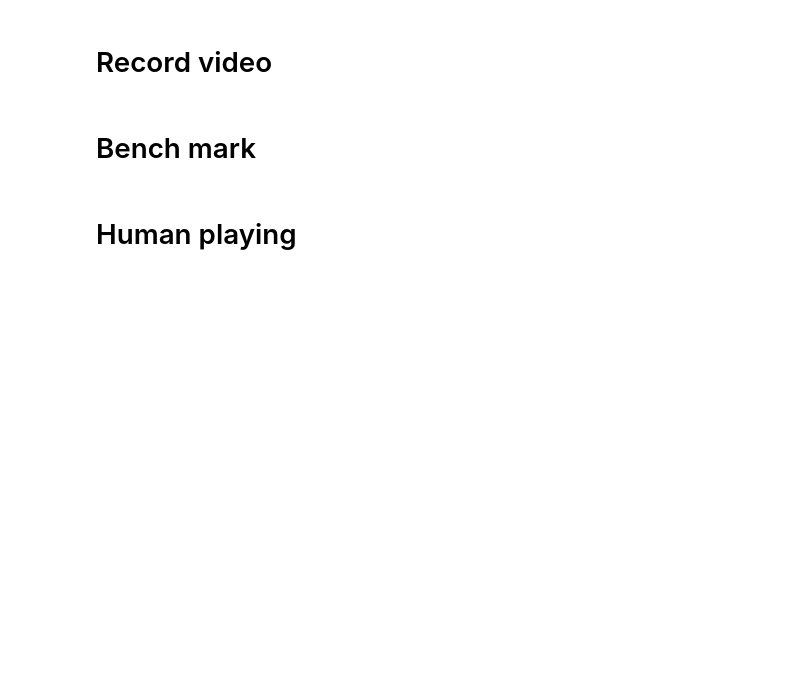
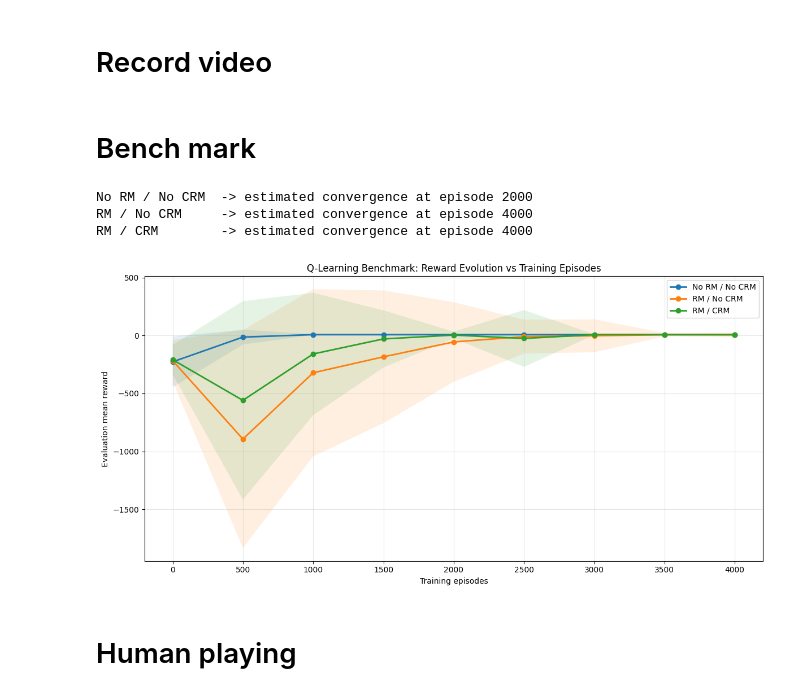
Before and after one commit to MiquelGomezCorral/TFM-Reinforcement-Learning-Reward-Machines, a Jupyter notebook: notebooks/QRM.ipynb, the cells around one changed output. Saved outputs shown, nothing was run; the diff lists cells and outputs as text; code cells hidden in the pictures; blank space fills up the shorter version.

```diff
--- a/notebooks/QRM.ipynb
+++ b/notebooks/QRM.ipynb
@@ -74,5 +82,5 @@ rm_taxi.step(events)
 # %% [output]
 (0, -1, False)
 # %%
-qt_taxi = QTable(CONFIG, env, rm_file="rm_taxi.txt" if CONFIG.use_rm else None)
-qt_taxi = train_qtable(CONFIG, qt_taxi)
+qt = QTable(CONFIG, env, rm_file=CONFIG.rm_file if CONFIG.use_rm else None)
+qt = train_qtable(CONFIG, qt, get_propositions_doorkey, env)
@@ -79,5 +89,5 @@ qt_taxi = train_qtable(CONFIG, qt_taxi)
 # %%
-mean_reward, std_reward = evaluate_agent(CONFIG, qt_taxi, get_propositions)
+mean_reward, std_reward = evaluate_agent(CONFIG, qt, get_propositions_doorkey)
 print(f"Mean_reward={mean_reward:.2f} +/- {std_reward:.2f}")
 # %% [output]
 Mean_reward=7.87 +/- 2.62
@@ -192,7 +202,7 @@ def convergence_iteration(iterations, values, smooth_window=3, plateau_ratio=0.9
 
 # Shared benchmark settings
 base_kwargs = dict(
-    n_training_episodes=15_000,
+    n_training_episodes=4_000,
     learning_rate=0.7,
     n_eval_episodes=200,
     gym_id="Taxi-v3",
@@ -222,33 +232,38 @@ for variant in variants:
     conv_it = convergence_iteration(iters, means, smooth_window=3, plateau_ratio=0.95, patience=3)
 
     results[variant["label"]] = {
         "iterations": iters,
         "mean_rewards": means,
         "std_rewards": stds,
         "convergence_iteration": conv_it,
     }
 
 # Print convergence summary
 for label, data in results.items():
     print(f"{label:15s} -> estimated convergence at episode {data['convergence_iteration']}")
 
 # Plot evolution
 plt.figure(figsize=(12, 6))
 for label, data in results.items():
     x = data["iterations"]
     y = data["mean_rewards"]
     s = data["std_rewards"]
 
     plt.plot(x, y, marker="o", linewidth=2, label=label)
     plt.fill_between(x, y - s, y + s, alpha=0.12)
 
 plt.title("Q-Learning Benchmark: Reward Evolution vs Training Episodes")
 plt.xlabel("Training episodes")
 plt.ylabel("Evaluation mean reward")
 plt.grid(alpha=0.3)
 plt.legend()
 plt.tight_layout()
 plt.show()
+# %% [output]
+No RM / No CRM  -> estimated convergence at episode 2000
+RM / No CRM     -> estimated convergence at episode 4000
+RM / CRM        -> estimated convergence at episode 4000
+[figure, added]
 # %% [markdown]
 # Human playing
 # %%
```
Also changed, not shown: parts of 10 cells of this notebook, 6 other files.
